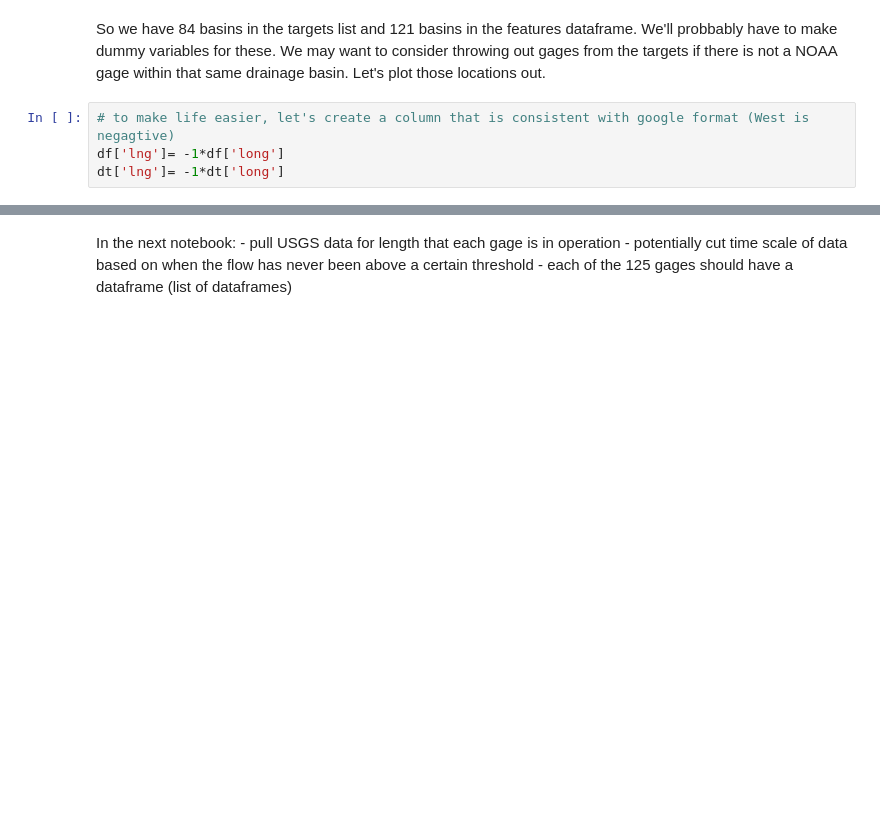
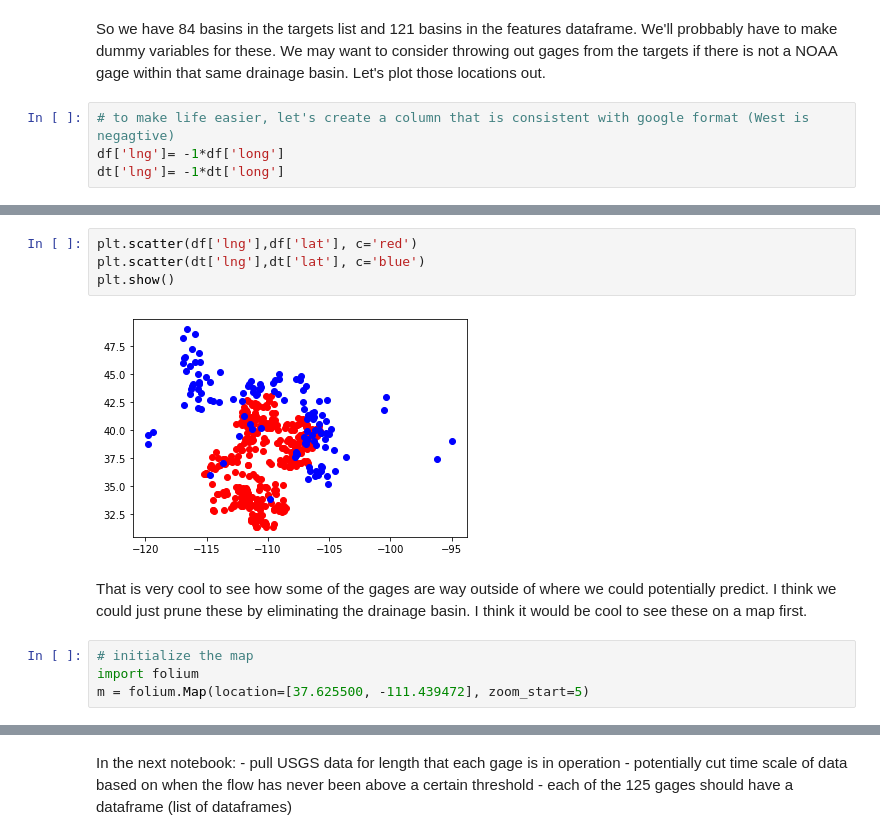
Before and after one commit to sjrekuc/rivermaps, a Jupyter notebook: future/05_feature_pruning.ipynb, the cells around one changed output, grey strips where cells are left out. Drawn from its saved outputs; the diff is of its cells as text; blank space fills up the shorter version.

Commit message:
Add files via upload
Pruned USGS gauges and found meaningful features that could be used in those predictions.

```diff
--- a/future/05_feature_pruning.ipynb
+++ b/future/05_feature_pruning.ipynb
@@ -112,0 +96,12 @@ scatter(lats, lngs, color=None, size=None, marker=True, c=None, s=None, symbol='
+# %%
+plt.scatter(df['lng'],df['lat'], c='red')
+plt.scatter(dt['lng'],dt['lat'], c='blue')
+plt.show()
+# %% [output]
+[figure, added]
+# %% [markdown]
+That is very cool to see how some of the gages are way outside of where we could potentially predict. I think we could just prune these by eliminating the drainage basin. I think it would be cool to see these on a map first.
+# %%
+# initialize the map
+import folium
+m = folium.Map(location=[37.625500, -111.439472], zoom_start=5)
```
Also changed, not shown: parts of 34 cells of this notebook.
